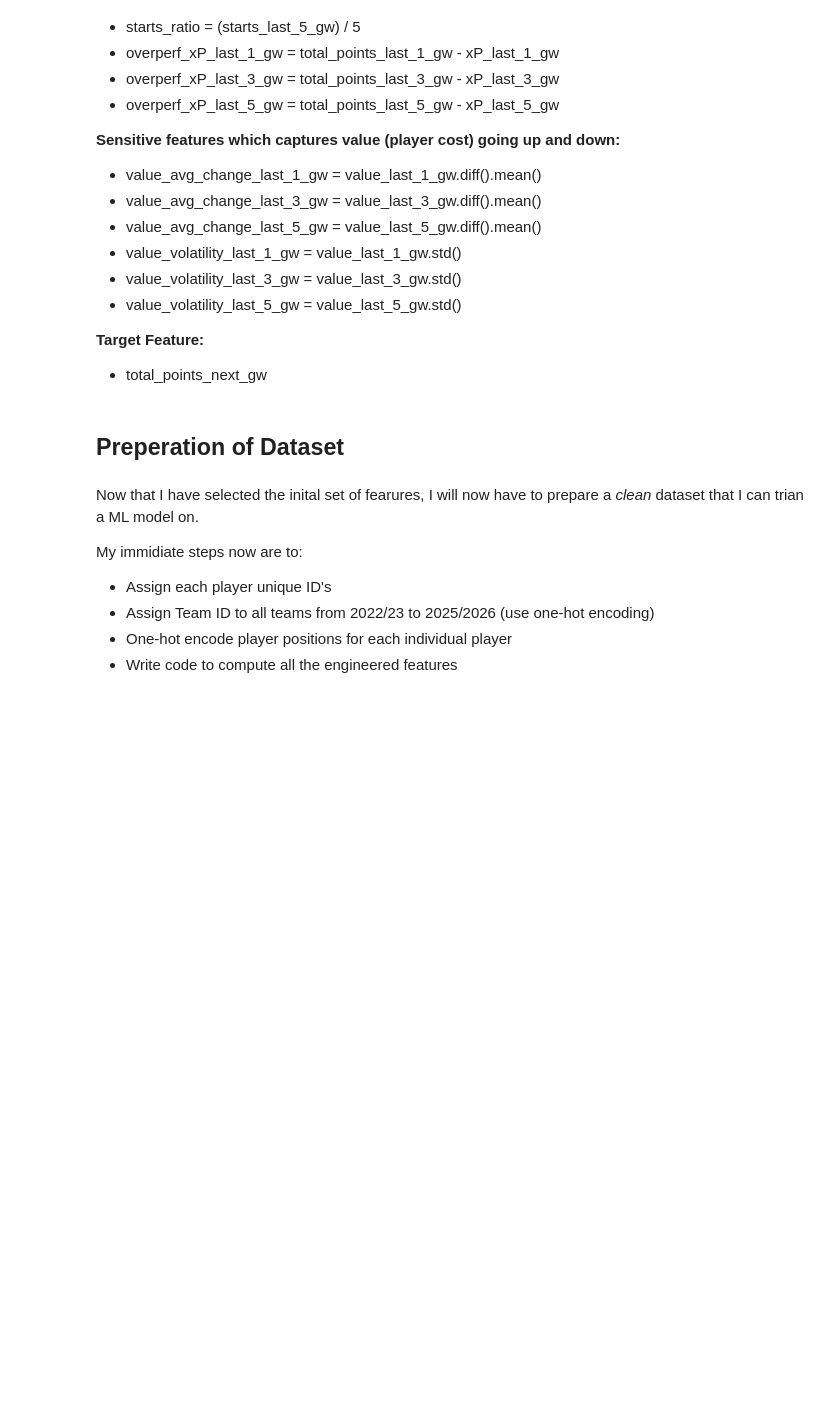
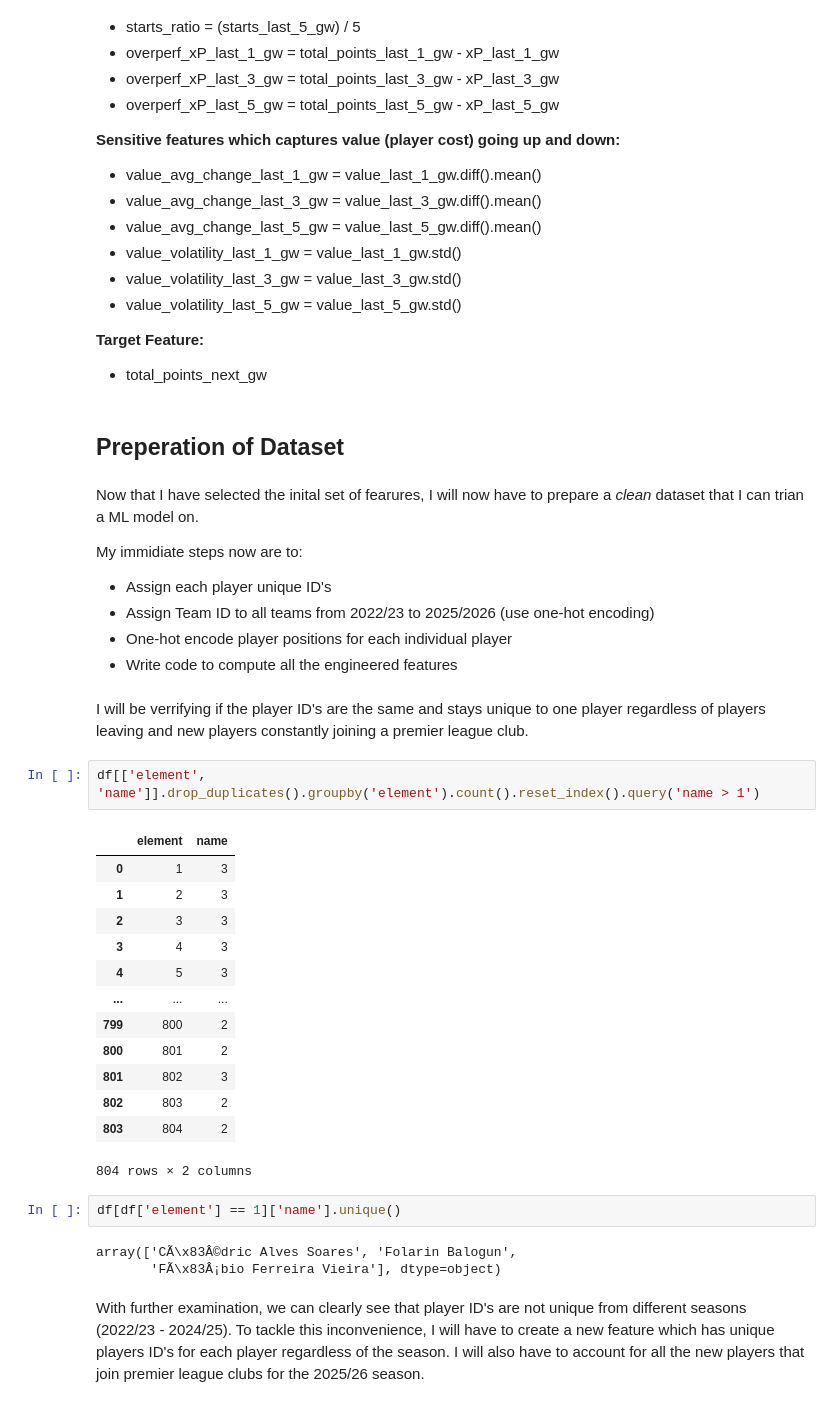
Before and after one commit to Legend11235/fpl_optimizer, a Jupyter notebook: notebooks/FPL_Optimizer.ipynb, the cells around one changed output. Saved outputs shown, nothing was run; the diff lists cells and outputs as text; blank space fills up the shorter version.

```diff
--- a/notebooks/FPL_Optimizer.ipynb
+++ b/notebooks/FPL_Optimizer.ipynb
@@ -266,3 +265,28 @@ My immidiate steps now are to:
 - Assign Team ID to all teams from 2022/23 to 2025/2026 (use one-hot encoding)
 - One-hot encode player positions for each individual player
 - Write code to compute all the engineered features
+# %% [markdown]
+I will be verrifying if the player ID's are the same and stays unique to one player regardless of players leaving and new players constantly joining a premier league club.
+# %%
+df[['element', 'name']].drop_duplicates().groupby('element').count().reset_index().query('name > 1')
+# %% [output]
+|  | element | name |
+| 0 | 1 | 3 |
+| 1 | 2 | 3 |
+| 2 | 3 | 3 |
+| 3 | 4 | 3 |
+| 4 | 5 | 3 |
+| ... | ... | ... |
+| 799 | 800 | 2 |
+| 800 | 801 | 2 |
+| 801 | 802 | 3 |
+| 802 | 803 | 2 |
+| 803 | 804 | 2 |
+804 rows × 2 columns
+# %%
+df[df['element'] == 1]['name'].unique()
+# %% [output]
+array(['CÃ\x83Â©dric Alves Soares', 'Folarin Balogun',
+       'FÃ\x83Â¡bio Ferreira Vieira'], dtype=object)
+# %% [markdown]
+With further examination, we can clearly see that player ID's are not unique from different seasons (2022/23 - 2024/25). To tackle this inconvenience, I will have to create a new feature which has unique players ID's for each player regardless of the season. I will also have to account for all the new players that join premier league clubs for the 2025/26 season.
```
Also changed, not shown: parts of 1 cell of this notebook.
